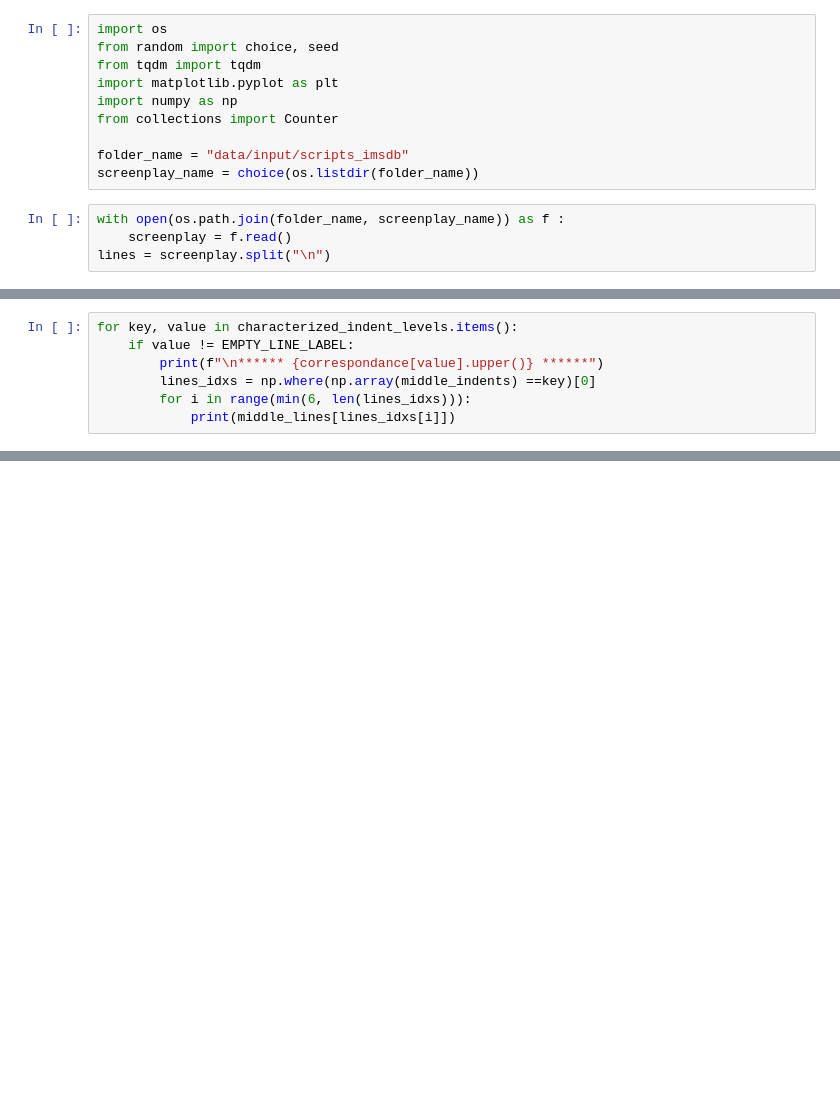
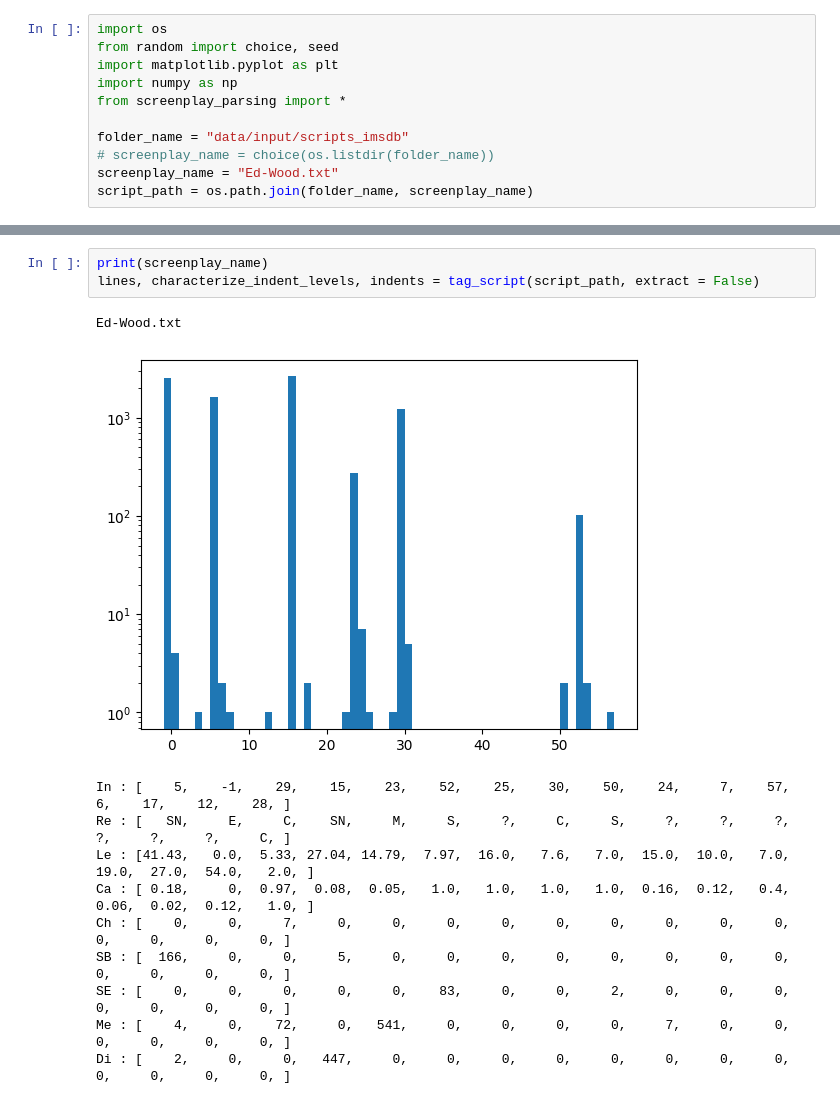
Before and after one commit to bechdelscript/bechdelscript, a Jupyter notebook: screenplay_parsing.ipynb, the cells around one changed output, grey strips where cells are left out. Drawn from its saved outputs; the diff is of its cells as text; blank space fills up the shorter version.

Commit message:
reorganized parsing notebook

```diff
--- a/screenplay_parsing.ipynb
+++ b/screenplay_parsing.ipynb
@@ -1,14 +1,11 @@
 # %%
 import os
 from random import choice, seed
-from tqdm import tqdm
 import matplotlib.pyplot as plt
 import numpy as np
-from collections import Counter
+from screenplay_parsing import *
 
 folder_name = "data/input/scripts_imsdb"
-screenplay_name = choice(os.listdir(folder_name))
+# screenplay_name = choice(os.listdir(folder_name))
+screenplay_name = "Ed-Wood.txt"
+script_path = os.path.join(folder_name, screenplay_name)
-# %%
-with open(os.path.join(folder_name, screenplay_name)) as f :
-    screenplay = f.read()
-lines = screenplay.split("\n")
@@ -212,7 +11,0 @@ D : [  213,     0,     0,     0,     0, ]
-# %%
-for key, value in characterized_indent_levels.items():
-    if value != EMPTY_LINE_LABEL:
-        print(f"\n****** {correspondance[value].upper()} ******")
-        lines_idxs = np.where(np.array(middle_indents) ==key)[0]
-        for i in range(min(6, len(lines_idxs))):
-            print(middle_lines[lines_idxs[i]])
@@ -220,0 +141,15 @@ Error:
+# %%
+print(screenplay_name)
+lines, characterize_indent_levels, indents = tag_script(script_path, extract = False)
+# %% [output]
+Ed-Wood.txt
+[figure, added]
+In : [    5,    -1,    29,    15,    23,    52,    25,    30,    50,    24,     7,    57,     6,    17,    12,    28, ]
+Re : [   SN,     E,     C,    SN,     M,     S,     ?,     C,     S,     ?,     ?,     ?,     ?,     ?,     ?,     C, ]
+Le : [41.43,   0.0,  5.33, 27.04, 14.79,  7.97,  16.0,   7.6,   7.0,  15.0,  10.0,   7.0,  19.0,  27.0,  54.0,   2.0, ]
+Ca : [ 0.18,     0,  0.97,  0.08,  0.05,   1.0,   1.0,   1.0,   1.0,  0.16,  0.12,   0.4,  0.06,  0.02,  0.12,   1.0, ]
+Ch : [    0,     0,     7,     0,     0,     0,     0,     0,     0,     0,     0,     0,     0,     0,     0,     0, ]
+SB : [  166,     0,     0,     5,     0,     0,     0,     0,     0,     0,     0,     0,     0,     0,     0,     0, ]
+SE : [    0,     0,     0,     0,     0,    83,     0,     0,     2,     0,     0,     0,     0,     0,     0,     0, ]
+Me : [    4,     0,    72,     0,   541,     0,     0,     0,     0,     7,     0,     0,     0,     0,     0,     0, ]
+Di : [    2,     0,     0,   447,     0,     0,     0,     0,     0,     0,     0,     0,     0,     0,     0,     0, ]
```
Also changed, not shown: parts of 8 cells of this notebook, 1 other file.
